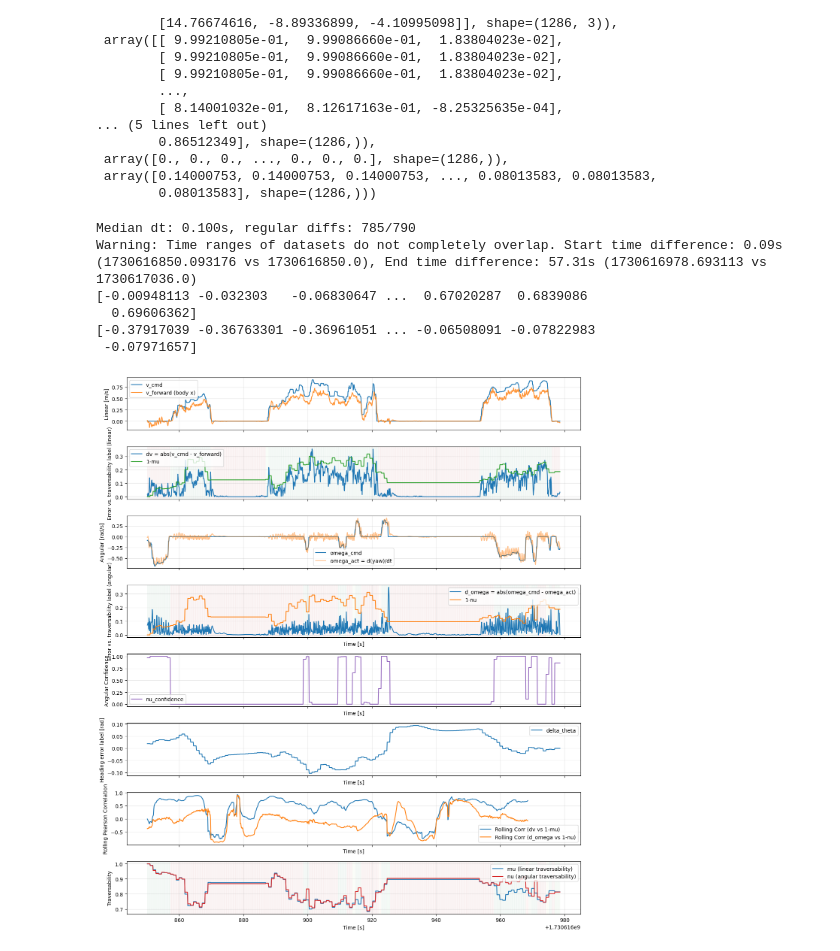
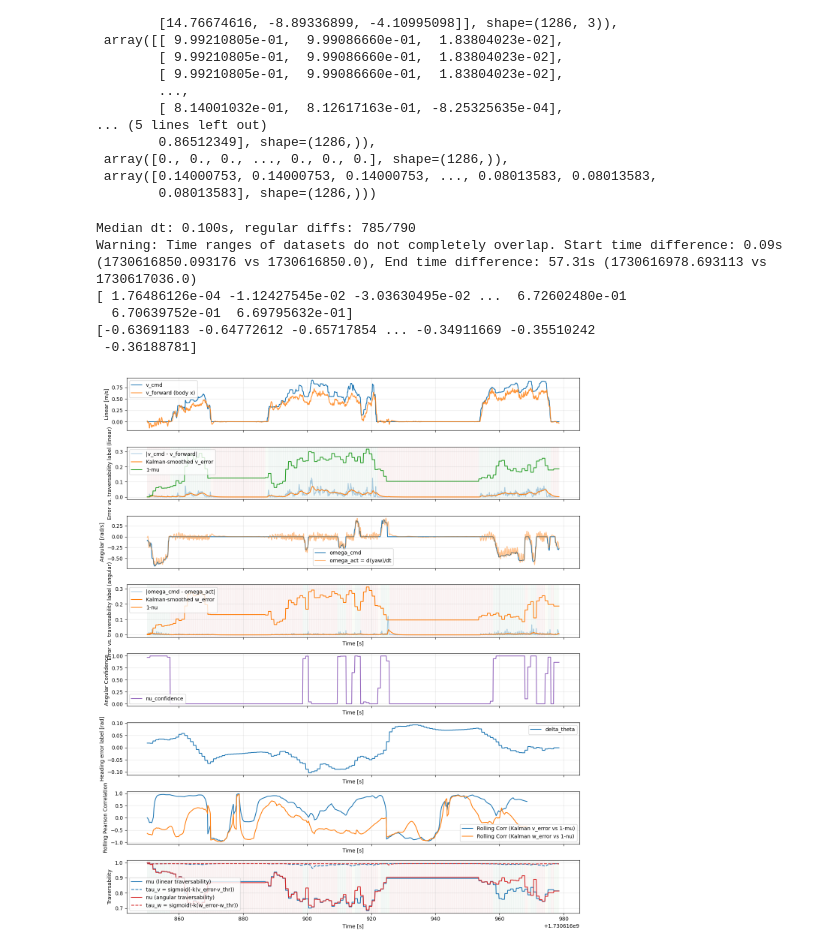
Before and after one commit to LucaMertens/master-thesis-lmertens, a Jupyter notebook: data_labeling_pipeline/pipeline_beta.ipynb, the cells around one changed output. Saved outputs shown, nothing was run; the diff lists cells and outputs as text; code cells hidden in the pictures.

```diff
--- a/data_labeling_pipeline/pipeline_beta.ipynb
+++ b/data_labeling_pipeline/pipeline_beta.ipynb
@@ -126,8 +126,45 @@ vy = np.gradient(py, shared_ts)
 v_forward = np.cos(yaw) * vx + np.sin(yaw) * vy
 omega_act = np.gradient(np.unwrap(yaw), shared_ts)
 
-dv = np.abs(v_cmd - v_forward)
-d_omega = np.abs(omega_cmd - omega_act)
+
+# Scalar Kalman filter for a noisy 1-D error signal.
+def kalman_smooth(signal, process_variance=1e-4, measurement_variance=1e-2):
+    filtered = np.empty_like(signal, dtype=float)
+    estimate = float(signal[0])
+    covariance = 1.0
+
+    for index, measurement in enumerate(signal):
+        covariance = covariance + process_variance
+        kalman_gain = covariance / (covariance + measurement_variance)
+        estimate = estimate + kalman_gain * (measurement - estimate)
+        covariance = (1.0 - kalman_gain) * covariance
+        filtered[index] = estimate
+
+    return filtered
+
+
+# Kalman-smoothed absolute errors.
+dv_raw = np.square(v_cmd - v_forward)
+d_omega_raw = np.square(omega_cmd - omega_act)
+dv = kalman_smooth(dv_raw)
+d_omega = kalman_smooth(d_omega_raw)
+
+# Map the filtered error through a sigmoid to obtain a bounded traversability score.
+# Define the thresholds and steepness directly in the notebook.
+
+v_thresh = 0.2  # err^2 lower than 0.4 --> traversability > 0.5
+w_thresh = 0.2
+k_v =
+k_w = 5.0 / w_thresh
+
+
+def traversability_score(error_signal, threshold, steepness):
+    return 1.0 / (1.0 + np.exp(steepness * (error_signal - threshold)))
+
+
+tau_v = traversability_score(dv, v_thresh, k_v)
+tau_w = traversability_score(d_omega, w_thresh, k_w)
+
 
 # Load traversability labels and align to shared timeline
 labels_dir = Path(f"./output/{Path(mission_path).name}")
@@ -145,6 +182,7 @@ nu = np.interp(shared_ts, label_ts, nu_label)
 delta_theta = np.interp(shared_ts, label_ts, delta_theta_label)
 nu_confidence = np.interp(shared_ts, label_ts, nu_confidences)
 
+
 # Try to load mu_confidence
 try:
     mu_confidences = np.load(labels_dir / "mu_confidences.npy")
@@ -161,7 +199,8 @@ axes[0].set_ylabel("Linear [m/s]")
 axes[0].legend()
 axes[0].grid(True, alpha=0.3)
 
-axes[1].plot(shared_ts, dv, label="dv = abs(v_cmd - v_forward)")
+axes[1].plot(shared_ts, dv_raw, label="|v_cmd - v_forward|", alpha=0.35)
+axes[1].plot(shared_ts, dv, label="Kalman-smoothed v_error")
 axes[1].plot(shared_ts, 1 - mu, label="1-mu", color="tab:green")
 axes[1].set_ylabel("Error vs. traversability label (linear)")
 axes[1].legend()
@@ -173,7 +212,8 @@ axes[2].set_ylabel("Angular [rad/s]")
 axes[2].legend()
 axes[2].grid(True, alpha=0.3)
 
-axes[3].plot(shared_ts, d_omega, label="d_omega = abs(omega_cmd - omega_act)")
+axes[3].plot(shared_ts, d_omega_raw, label="|omega_cmd - omega_act|", alpha=0.35)
+axes[3].plot(shared_ts, d_omega, label="Kalman-smoothed w_error")
 axes[3].plot(shared_ts, 1 - nu, label="1-nu", color="tab:orange")
 axes[3].set_ylabel("Error vs. traversability label (angular)")
 axes[3].set_xlabel("Time [s]")
@@ -214,12 +254,14 @@ rolling_corr_omega = np.array([
 print(rolling_corr_v)
 print(rolling_corr_omega)
 axes[6].plot(
-    shared_ts[: len(rolling_corr_v)], rolling_corr_v, label="Rolling Corr (dv vs 1-mu)"
+    shared_ts[: len(rolling_corr_v)],
+    rolling_corr_v,
+    label="Rolling Corr (Kalman v_error vs 1-mu)",
 )
 axes[6].plot(
     shared_ts[: len(rolling_corr_omega)],
     rolling_corr_omega,
-    label="Rolling Corr (d_omega vs 1-nu)",
+    label="Rolling Corr (Kalman w_error vs 1-nu)",
 )
 axes[6].set_ylabel("Rolling Pearson Correlation")
 axes[6].set_xlabel("Time [s]")
@@ -227,7 +269,21 @@ axes[6].legend()
 axes[6].grid(True, alpha=0.3)
 
 axes[7].plot(shared_ts, mu, label="mu (linear traversability)", color="tab:blue")
+axes[7].plot(
+    shared_ts,
+    tau_v,
+    label="tau_v = sigmoid(-k(v_error-v_thr))",
+    color="tab:blue",
+    linestyle="--",
+)
 axes[7].plot(shared_ts, nu, label="nu (angular traversability)", color="tab:red")
+axes[7].plot(
+    shared_ts,
+    tau_w,
+    label="tau_w = sigmoid(-k(w_error-w_thr))",
+    color="tab:red",
+    linestyle="--",
+)
 axes[7].set_ylabel("Traversability")
 axes[7].set_xlabel("Time [s]")
 axes[7].legend()
@@ -273,35 +329,35 @@ def add_zero_shading(ax, time, condition, color="red", alpha=0.2):
     ends = np.where(diff == -1)[0]
     if condition[0]:
         starts = np.concatenate([[0], starts])
     if condition[-1]:
         ends = np.concatenate([ends, [len(condition) - 1]])
     for s, e in zip(starts, ends):
         ax.axvspan(
             time[s],
             time[e],
             color=color,
             alpha=alpha,
         )
 
 
 # Add confidence shading
 add_confidence_shading(axes[1], shared_ts, mu_confidence, cmap_name="RdYlGn")
 add_confidence_shading(axes[3], shared_ts, nu_confidence, cmap_name="RdYlGn")
 add_confidence_shading(axes[7], shared_ts, nu_confidence, cmap_name="RdYlGn")
 
 
 # Add zero command shading
 # add_zero_shading(axes[1], shared_ts, np.isclose(v_cmd, 0))
 # add_zero_shading(axes[3], shared_ts, np.isclose(omega_cmd, 0))
 # add_zero_shading(axes[3], shared_ts, np.abs(omega_cmd) > 0.001, color="green")
 
 fig.tight_layout()
 plt.show()
 # %% [output]
 Median dt: 0.100s, regular diffs: 785/790
 Warning: Time ranges of datasets do not completely overlap. Start time difference: 0.09s (1730616850.093176 vs 1730616850.0), End time difference: 57.31s (1730616978.693113 vs 1730617036.0)
-[-0.00948113 -0.032303   -0.06830647 ...  0.67020287  0.6839086
-  0.69606362]
-[-0.37917039 -0.36763301 -0.36961051 ... -0.06508091 -0.07822983
- -0.07971657]
+[ 1.76486126e-04 -1.12427545e-02 -3.03630495e-02 ...  6.72602480e-01
+  6.70639752e-01  6.69795632e-01]
+[-0.63691183 -0.64772612 -0.65717854 ... -0.34911669 -0.35510242
+ -0.36188781]
-[figure, old version]
+[figure, new version]
```
Also changed, not shown: 5 other files.
